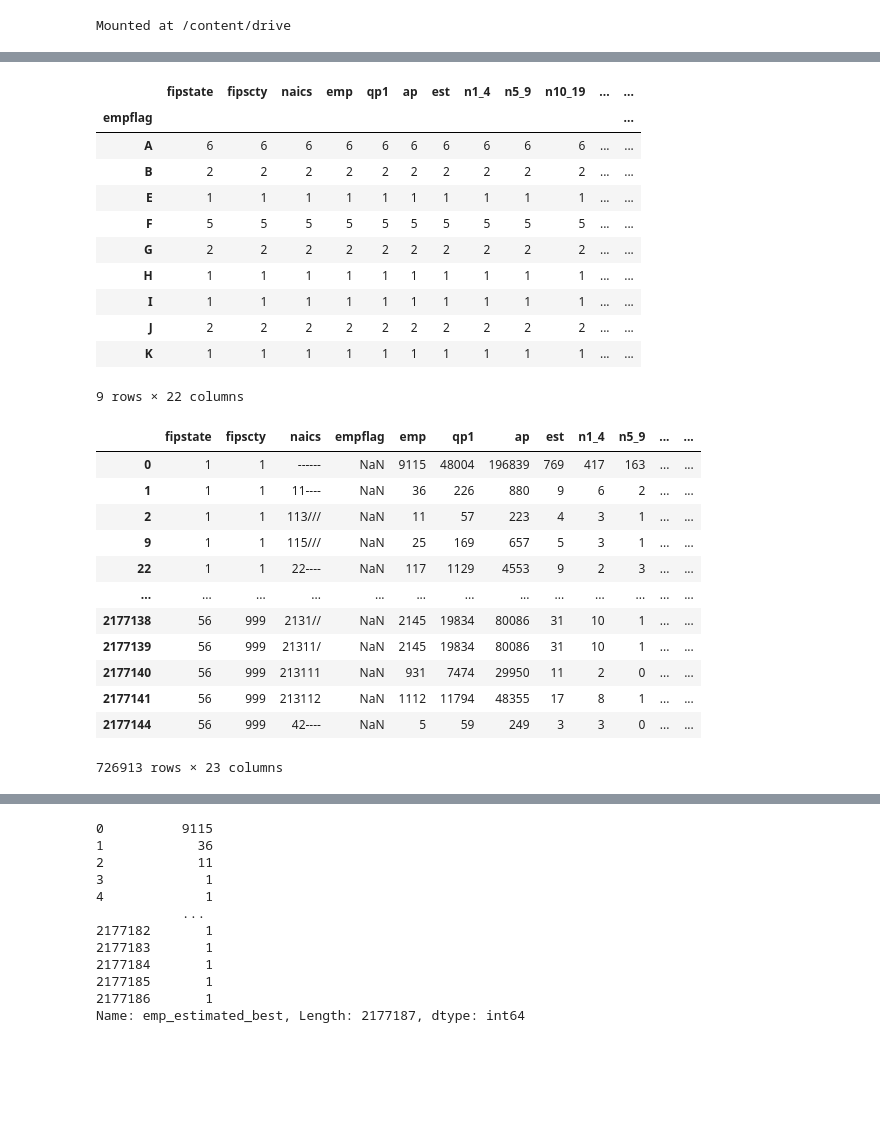
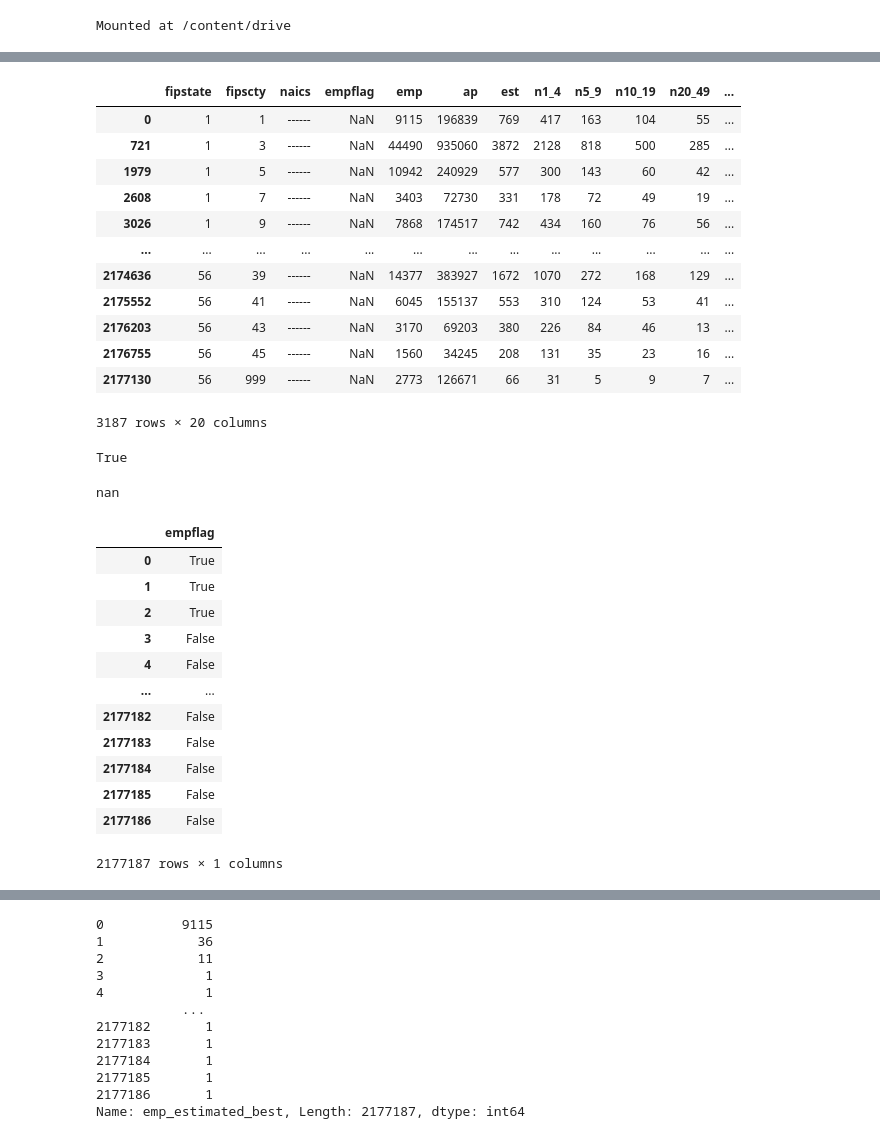
Before and after one commit to ReidelVichot/LC_identification, a Jupyter notebook: CBP_emp_recuperation.ipynb, the cells around one changed output, grey strips where cells are left out. Cells and saved outputs as stored; diff of their text form; code cells hidden in the pictures; blank space fills up the shorter version.

```diff
--- a/CBP_emp_recuperation.ipynb
+++ b/CBP_emp_recuperation.ipynb
@@ -43,0 +37,5 @@ Index(['fipstate', 'fipscty', 'naics', 'empflag', 'emp', 'qp1', 'ap', 'est',
+# %%
+cols = ['fipstate', 'fipscty', 'naics', 'empflag', 'emp', 'ap', 'est',
+       'n1_4', 'n5_9', 'n10_19', 'n20_49', 'n50_99', 'n100_249', 'n250_499',
+       'n500_999', 'n1000_1', 'n1000_2', 'n1000_3', 'n1000_4']
+cbp00 = cbp00[cols]
@@ -44,15 +78,23 @@ Index(['fipstate', 'fipscty', 'naics', 'empflag', 'emp', 'qp1', 'ap', 'est',
+# %%
+cbp00['emp_adj'] = cbp00.apply(lambda row: row["emp"] if pd.isna(row['empflag']) else row['n1_4']*3 + row['n5_9']*7 +
+                                                                                    row['n10_19']*15	+ row['n20_49']*35 +
+                                                                                    row['n50_99']*75 + row['n100_249']*175 +
+                                                                                    row['n250_499']*375 + row['n500_999']*750 +
+                                                                                    row['n1000_1']*1250 + row['n1000_2']*2000 +
+                                                                                    row['n1000_3']*3760 + row['n1000_4']*5000, axis=1)
 # %%
-cbp00[cbp00["naics"].str.contains("------")].groupby("empflag").count()
+cbp00[cbp00.naics.str.contains("------")]
 # %% [output]
-|  | fipstate | fipscty | naics | emp | qp1 | ap | est | n1_4 | n5_9 | n10_19 | ... | ... |
-| empflag |  |  |  |  |  |  |  |  |  |  |  | ... |
-| A | 6 | 6 | 6 | 6 | 6 | 6 | 6 | 6 | 6 | 6 | ... | ... |
-| B | 2 | 2 | 2 | 2 | 2 | 2 | 2 | 2 | 2 | 2 | ... | ... |
-| E | 1 | 1 | 1 | 1 | 1 | 1 | 1 | 1 | 1 | 1 | ... | ... |
-| F | 5 | 5 | 5 | 5 | 5 | 5 | 5 | 5 | 5 | 5 | ... | ... |
-| G | 2 | 2 | 2 | 2 | 2 | 2 | 2 | 2 | 2 | 2 | ... | ... |
-| H | 1 | 1 | 1 | 1 | 1 | 1 | 1 | 1 | 1 | 1 | ... | ... |
-| I | 1 | 1 | 1 | 1 | 1 | 1 | 1 | 1 | 1 | 1 | ... | ... |
-| J | 2 | 2 | 2 | 2 | 2 | 2 | 2 | 2 | 2 | 2 | ... | ... |
-| K | 1 | 1 | 1 | 1 | 1 | 1 | 1 | 1 | 1 | 1 | ... | ... |
+|  | fipstate | fipscty | naics | empflag | emp | ap | est | n1_4 | n5_9 | n10_19 | n20_49 | ... |
+| 0 | 1 | 1 | ------ | NaN | 9115 | 196839 | 769 | 417 | 163 | 104 | 55 | ... |
+| 721 | 1 | 3 | ------ | NaN | 44490 | 935060 | 3872 | 2128 | 818 | 500 | 285 | ... |
+| 1979 | 1 | 5 | ------ | NaN | 10942 | 240929 | 577 | 300 | 143 | 60 | 42 | ... |
+| 2608 | 1 | 7 | ------ | NaN | 3403 | 72730 | 331 | 178 | 72 | 49 | 19 | ... |
+| 3026 | 1 | 9 | ------ | NaN | 7868 | 174517 | 742 | 434 | 160 | 76 | 56 | ... |
+| ... | ... | ... | ... | ... | ... | ... | ... | ... | ... | ... | ... | ... |
+| 2174636 | 56 | 39 | ------ | NaN | 14377 | 383927 | 1672 | 1070 | 272 | 168 | 129 | ... |
+| 2175552 | 56 | 41 | ------ | NaN | 6045 | 155137 | 553 | 310 | 124 | 53 | 41 | ... |
+| 2176203 | 56 | 43 | ------ | NaN | 3170 | 69203 | 380 | 226 | 84 | 46 | 13 | ... |
+| 2176755 | 56 | 45 | ------ | NaN | 1560 | 34245 | 208 | 131 | 35 | 23 | 16 | ... |
+| 2177130 | 56 | 999 | ------ | NaN | 2773 | 126671 | 66 | 31 | 5 | 9 | 7 | ... |
-9 rows × 22 columns
+3187 rows × 20 columns
@@ -59,16 +103,24 @@ cbp00[cbp00["naics"].str.contains("------")].groupby("empflag").count()
+# %%
+math.isnan(cbp00["empflag"].iloc[0])
+# %% [output]
+True
+# %%
+math.nan
+# %% [output]
+nan
 # %%
-cbp00[cbp00["empflag"].isna()]
+}cbp00[["empflag"]].isna()
 # %% [output]
-|  | fipstate | fipscty | naics | empflag | emp | qp1 | ap | est | n1_4 | n5_9 | ... | ... |
-| 0 | 1 | 1 | ------ | NaN | 9115 | 48004 | 196839 | 769 | 417 | 163 | ... | ... |
-| 1 | 1 | 1 | 11---- | NaN | 36 | 226 | 880 | 9 | 6 | 2 | ... | ... |
-| 2 | 1 | 1 | 113/// | NaN | 11 | 57 | 223 | 4 | 3 | 1 | ... | ... |
-| 9 | 1 | 1 | 115/// | NaN | 25 | 169 | 657 | 5 | 3 | 1 | ... | ... |
-| 22 | 1 | 1 | 22---- | NaN | 117 | 1129 | 4553 | 9 | 2 | 3 | ... | ... |
-| ... | ... | ... | ... | ... | ... | ... | ... | ... | ... | ... | ... | ... |
-| 2177138 | 56 | 999 | 2131// | NaN | 2145 | 19834 | 80086 | 31 | 10 | 1 | ... | ... |
-| 2177139 | 56 | 999 | 21311/ | NaN | 2145 | 19834 | 80086 | 31 | 10 | 1 | ... | ... |
-| 2177140 | 56 | 999 | 213111 | NaN | 931 | 7474 | 29950 | 11 | 2 | 0 | ... | ... |
-| 2177141 | 56 | 999 | 213112 | NaN | 1112 | 11794 | 48355 | 17 | 8 | 1 | ... | ... |
-| 2177144 | 56 | 999 | 42---- | NaN | 5 | 59 | 249 | 3 | 3 | 0 | ... | ... |
+|  | empflag |
+| 0 | True |
+| 1 | True |
+| 2 | True |
+| 3 | False |
+| 4 | False |
+| ... | ... |
+| 2177182 | False |
+| 2177183 | False |
+| 2177184 | False |
+| 2177185 | False |
+| 2177186 | False |
-726913 rows × 23 columns
+2177187 rows × 1 columns
```
Also changed, not shown: parts of 11 cells of this notebook.
